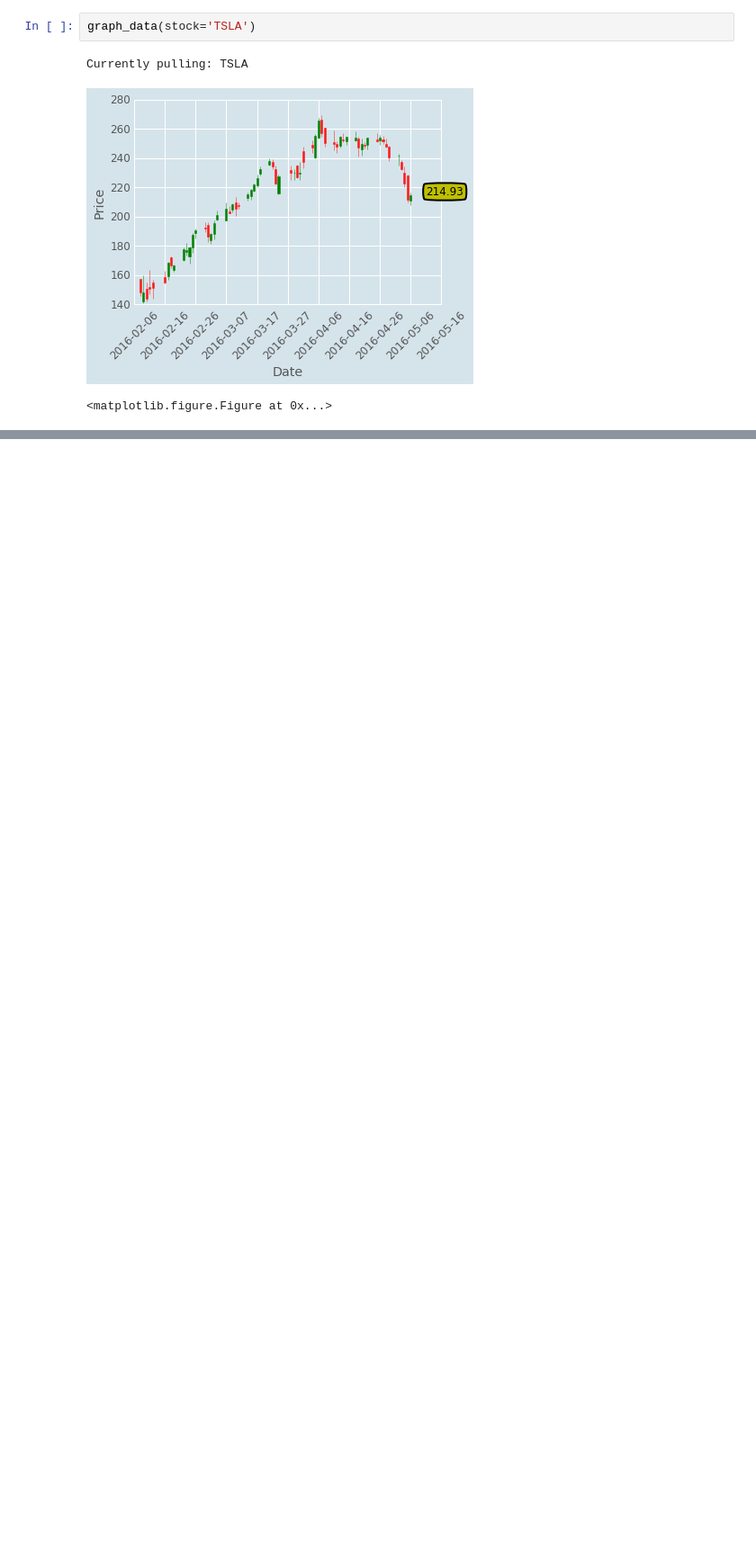
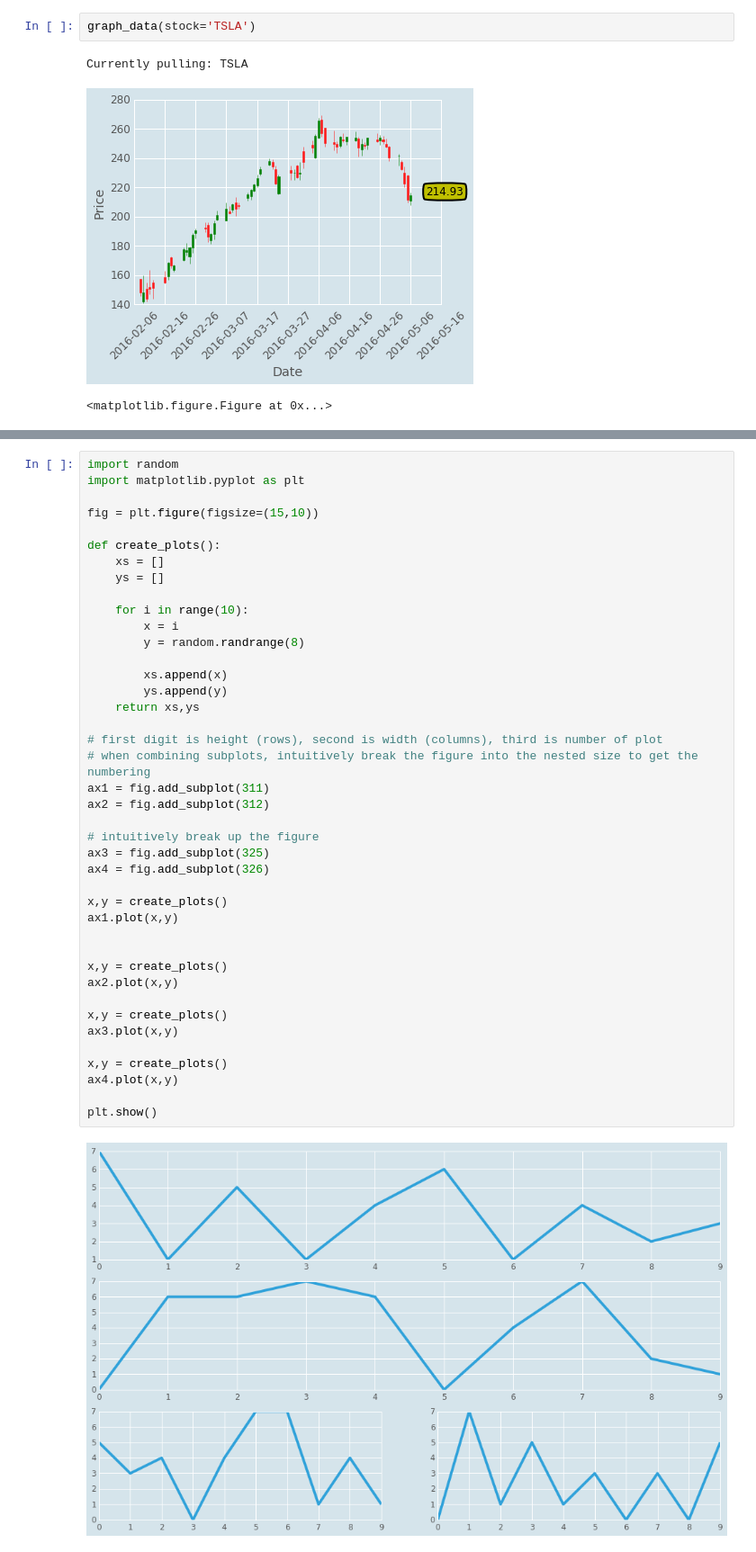
Before and after one commit to linwoodc3/dataVisualization, a Jupyter notebook: dataVizWithPython.ipynb, the cells around one changed output, grey strips where cells are left out. Shown at 90% size. Cells and saved outputs as stored; diff of their text form; blank space fills up the shorter version.

```diff
--- a/dataVizWithPython.ipynb
+++ b/dataVizWithPython.ipynb
@@ -900,0 +907,43 @@ Currently pulling: TSLA
+# %%
+import random
+import matplotlib.pyplot as plt
+
+fig = plt.figure(figsize=(15,10))
+
+def create_plots():
+    xs = []
+    ys = []
+
+    for i in range(10):
+        x = i
+        y = random.randrange(8)
+
+        xs.append(x)
+        ys.append(y)
+    return xs,ys
+
+# first digit is height (rows), second is width (columns), third is number of plot
+# when combining subplots, intuitively break the figure into the nested size to get the numbering
+ax1 = fig.add_subplot(311)
+ax2 = fig.add_subplot(312)
+
+# intuitively break up the figure
+ax3 = fig.add_subplot(325)
+ax4 = fig.add_subplot(326)
+
+x,y = create_plots()
+ax1.plot(x,y)
+
+
+x,y = create_plots()
+ax2.plot(x,y)
+
+x,y = create_plots()
+ax3.plot(x,y)
+
+x,y = create_plots()
+ax4.plot(x,y)
+
+plt.show()
+# %% [output]
+[figure, added]
```
Also changed, not shown: parts of 12 cells of this notebook.
